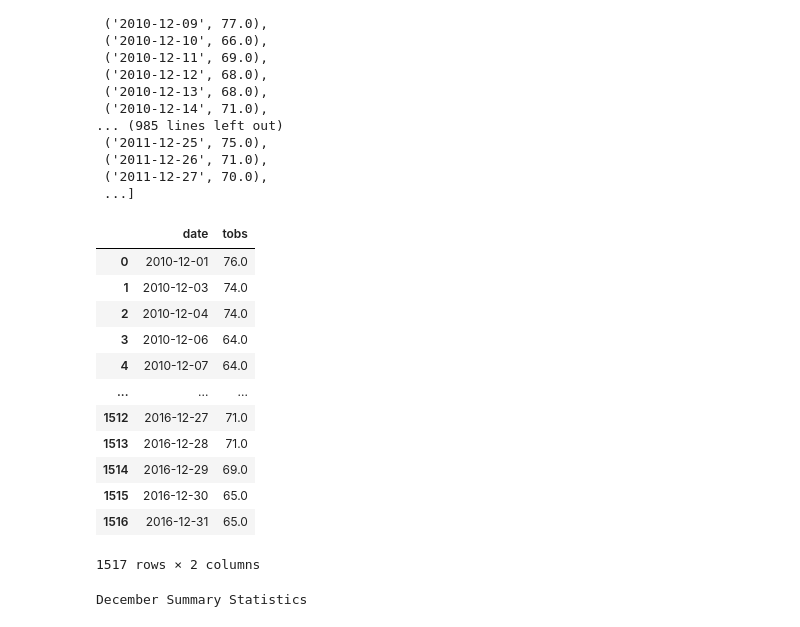
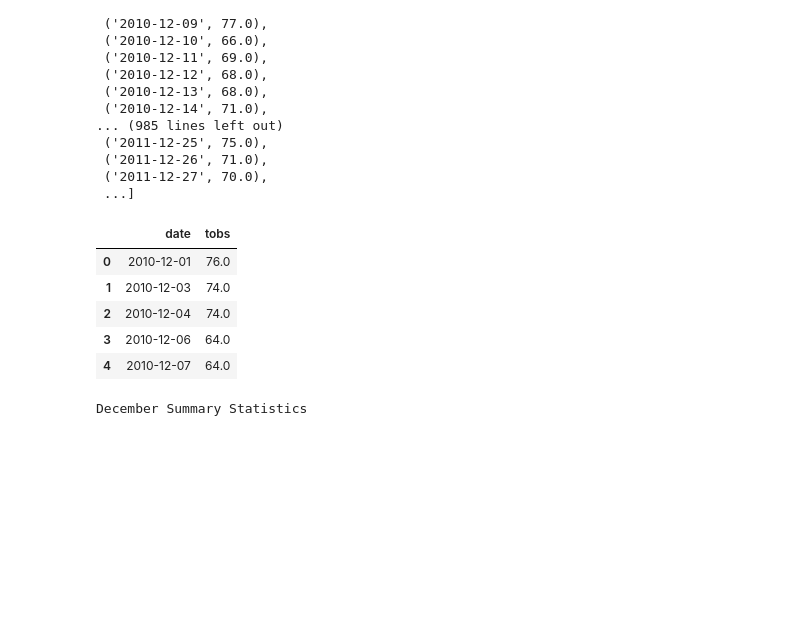
Before and after one commit to Sylvain-SF/Surfs_up, a Jupyter notebook: SurfsUp_Challenge.ipynb, the cells around one changed output. Cells and saved outputs as stored; diff of their text form; code cells hidden in the pictures; blank space fills up the shorter version.

```diff
--- a/SurfsUp_Challenge.ipynb
+++ b/SurfsUp_Challenge.ipynb
@@ -167,21 +175,14 @@ results_december
 # %%
 # 8. Create a DataFrame from the list of temperatures for the month of December.
 december_temperature_df = pd.DataFrame(results_december)
-december_temperature_df
+december_temperature_df.head()
 # %% [output]
 |  | date | tobs |
 | 0 | 2010-12-01 | 76.0 |
 | 1 | 2010-12-03 | 74.0 |
 | 2 | 2010-12-04 | 74.0 |
 | 3 | 2010-12-06 | 64.0 |
 | 4 | 2010-12-07 | 64.0 |
-| ... | ... | ... |
-| 1512 | 2016-12-27 | 71.0 |
-| 1513 | 2016-12-28 | 71.0 |
-| 1514 | 2016-12-29 | 69.0 |
-| 1515 | 2016-12-30 | 65.0 |
-| 1516 | 2016-12-31 | 65.0 |
-1517 rows × 2 columns
 # %%
 # 9. Calculate and print out the summary statistics for the Decemeber temperature DataFrame.
 december_temperature_df.describe().style.set_caption("December Summary Statistics")
```
Also changed, not shown: parts of 2 cells of this notebook, 1 other file.
